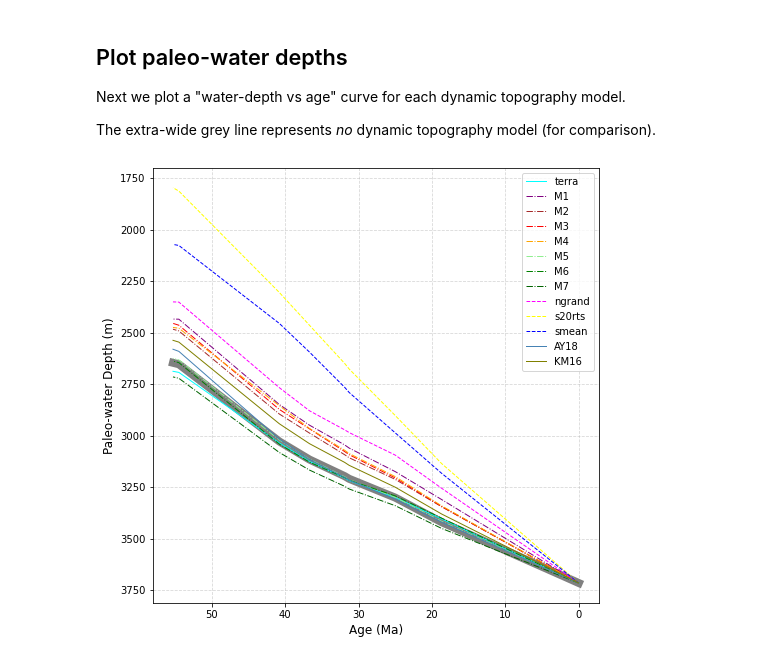
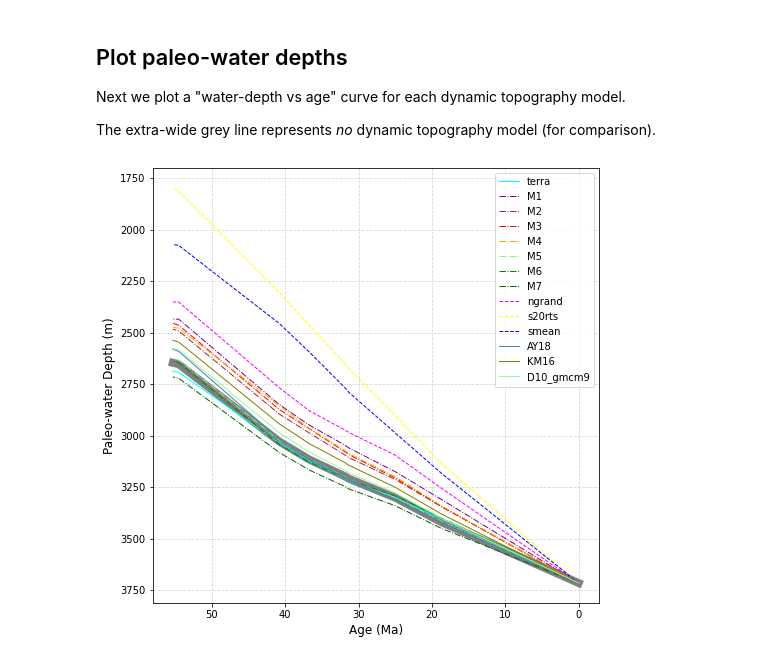
Before and after one commit to EarthByte/pyBacktrack, a Jupyter notebook: pybacktrack/notebooks/backtrack.ipynb, the cells around one changed output. Saved outputs shown, nothing was run; the diff lists cells and outputs as text; code cells hidden in the pictures.

```diff
--- a/pybacktrack/notebooks/backtrack.ipynb
+++ b/pybacktrack/notebooks/backtrack.ipynb
@@ -68,37 +68,37 @@ import matplotlib.pyplot as plt
 # We reserve grey for *no* model.
 model_colours = [
     'grey', 'cyan', 'purple', 'brown', 'red', 'orange', 'lightgreen', 'green', 'darkgreen',
-    'magenta', 'yellow', 'blue', 'steelblue', 'olive']
+    'magenta', 'yellow', 'blue', 'steelblue', 'olive', 'palegreen']
 line_styles = [
-    '-', '-', '-.', '-.', '-.', '-.', '-.', '-.', '-.', '--', '--', '--', '-', '-'
+    '-', '-', '-.', '-.', '-.', '-.', '-.', '-.', '-.', '--', '--', '--', '-', '-', '-'
 ]
 
 fig = plt.figure(figsize=(8,8))
 
 # Iterate over the paleo-water depth results calculated in the previous code block.
 for model_index in range(len(dynamic_topography_models)):
     # There is one set of ages and one set of paleo-water depths for each dynamic topography model.
     ages, water_depths = paleo_water_depth_models[model_index]
 
     # Plot the "water-depth vs age" curve for the *current* dynamic topography model.
     plt.plot(
         ages,
         water_depths,
         color=model_colours[model_index],
         label=dynamic_topography_models[model_index],
         linestyle=line_styles[model_index],
         # Use a wide line for the grey line representing *no* dynamic topography model.
         linewidth=1.0 if dynamic_topography_models[model_index] else 8.0)
 
 plt.gca().invert_xaxis()
 plt.gca().invert_yaxis()
 
 plt.ylabel('Paleo-water Depth (m)', fontsize=12)
 plt.xlabel('Age (Ma)', fontsize=12)
 plt.grid(linestyle='--',alpha=0.5)
 
 plt.legend(fontsize=10)
 
 plt.show()
 # %% [output]
-[figure, old version]
+[figure, new version]
```
